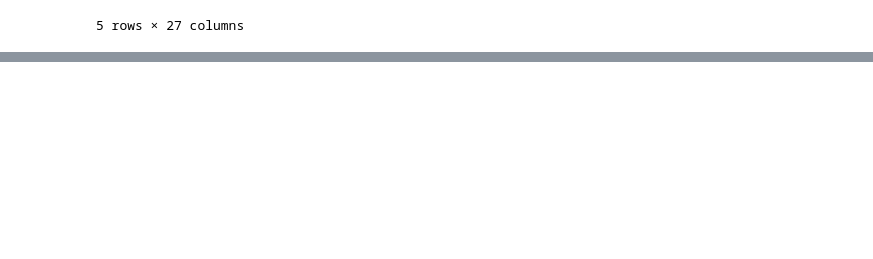
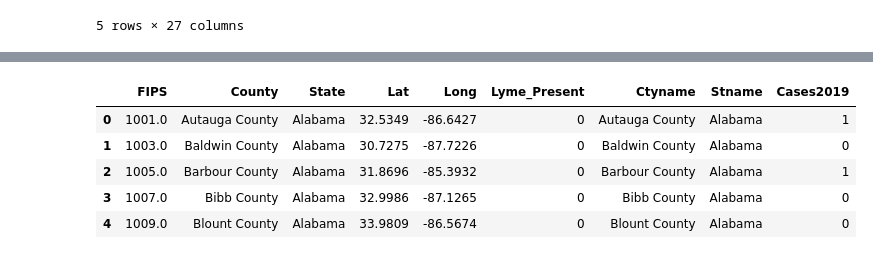
Before and after one commit to Tsoggy/Lyme_Disease, a Jupyter notebook: Resources/Notebooks/Counties_Lat_Long.ipynb, the cells around one changed output, grey strips where cells are left out. Saved outputs shown, nothing was run; the diff lists cells and outputs as text; code cells hidden in the pictures; blank space fills up the shorter version.

Commit message:
new updates to lat_long file

```diff
--- a/Resources/Notebooks/Counties_Lat_Long.ipynb
+++ b/Resources/Notebooks/Counties_Lat_Long.ipynb
@@ -153,0 +165,4 @@ merge.head()
+# %%
+# Turn the Lyme_Present column into 0s and 1s
+tick_lat_long["Lyme_Present"] = tick_lat_long["Lyme_Present"].apply(lambda x: 0 if x == 0 else 1)
+tick_lat_long.head()
@@ -153,0 +183,4 @@ merge.head()
+# %%
+# Remove extra columns
+tick_lat_long = tick_lat_long.drop(["Lyme_Burgdorferi_Present", "Lyme_Mayonii_Present"], axis=1)
+tick_lat_long.head()
@@ -154,9 +194,9 @@ merge.head()
 # %%
 # Import File Data for Case Counts
 file_data = "../../Data/Cleaned_Data/LymeCaseCountsbyCounty_FIPS.csv"
-lyme_df = pd.read_csv(file_data)
+case_counts = pd.read_csv(file_data)
 # lyme_df = lyme_df.drop(["Unnamed: 0"], axis=1)
-lyme_df.head()
+case_counts.head()
 # %% [output]
 |  | Ctyname | Ctyname_Updated | Stname | Unique Identifier | FIPS | STCODE | CTYCODE | Cases2000 | Cases2001 | ... |
 | 0 | Wyoming | Wyoming | Wyoming | Wyoming | Wyoming | 99945 | 56 | 999 | 0 | 0 | ... |
@@ -165,3 +205,8 @@ lyme_df.head()
 | 3 | Washington | Washington | Washington | Washington | Washington | 99942 | 53 | 999 | 0 | 0 | ... |
 | 4 | Virginia | Virginia | Virginia | Virginia | Virginia | 99941 | 51 | 999 | 0 | 0 | ... |
 5 rows × 27 columns
+# %%
+# Clean case_counts
+case_counts = case_counts[["FIPS","Ctyname", "Stname","Cases2019"]]
+case_counts = case_counts.sort_values(by=["FIPS"])
+case_counts.head()
@@ -167,0 +220,11 @@ lyme_df.head()
+# %%
+# Merge case counts into tick_lat_long
+tick_lat_long_case = pd.merge(tick_lat_long, case_counts, on="FIPS")
+tick_lat_long_case.head()
+# %% [output]
+|  | FIPS | County | State | Lat | Long | Lyme_Present | Ctyname | Stname | Cases2019 |
+| 0 | 1001.0 | Autauga County | Alabama | 32.5349 | -86.6427 | 0 | Autauga County | Alabama | 1 |
+| 1 | 1003.0 | Baldwin County | Alabama | 30.7275 | -87.7226 | 0 | Baldwin County | Alabama | 0 |
+| 2 | 1005.0 | Barbour County | Alabama | 31.8696 | -85.3932 | 0 | Barbour County | Alabama | 1 |
+| 3 | 1007.0 | Bibb County | Alabama | 32.9986 | -87.1265 | 0 | Bibb County | Alabama | 0 |
+| 4 | 1009.0 | Blount County | Alabama | 33.9809 | -86.5674 | 0 | Blount County | Alabama | 0 |
```
Also changed, not shown: parts of 21 cells of this notebook, 1 other file.
